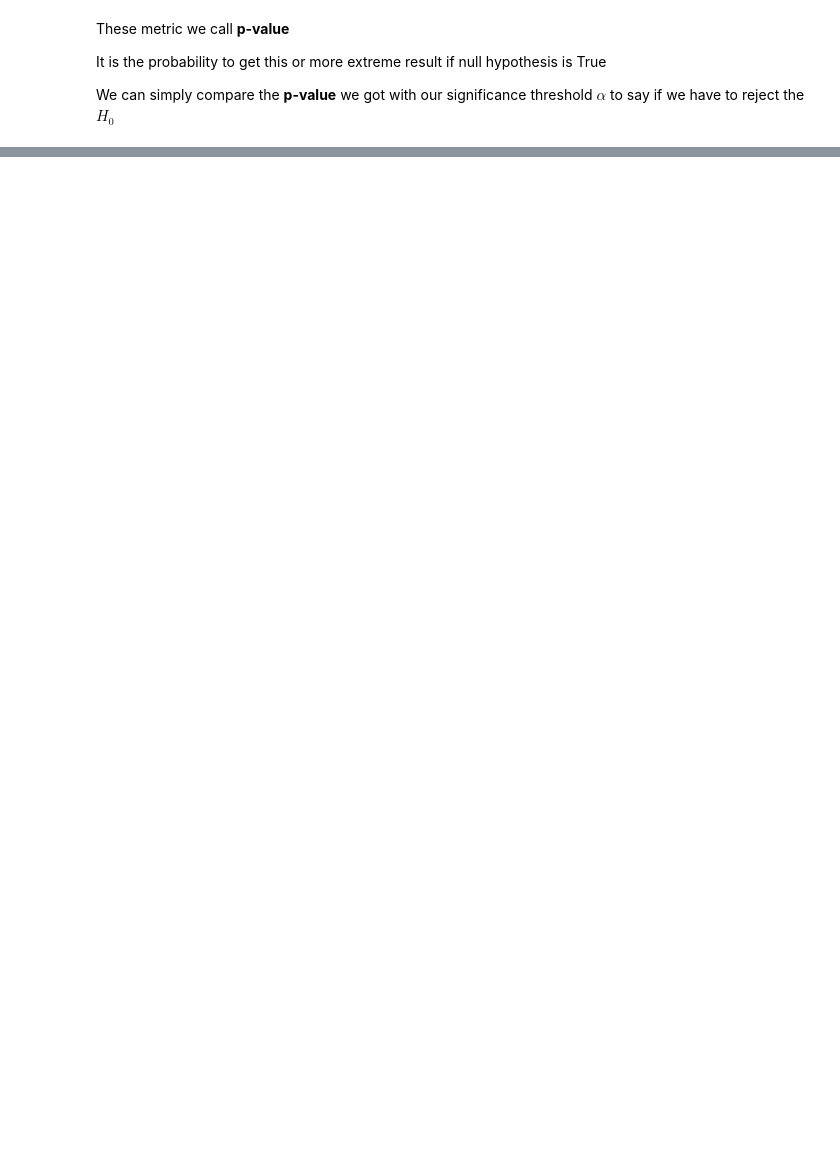
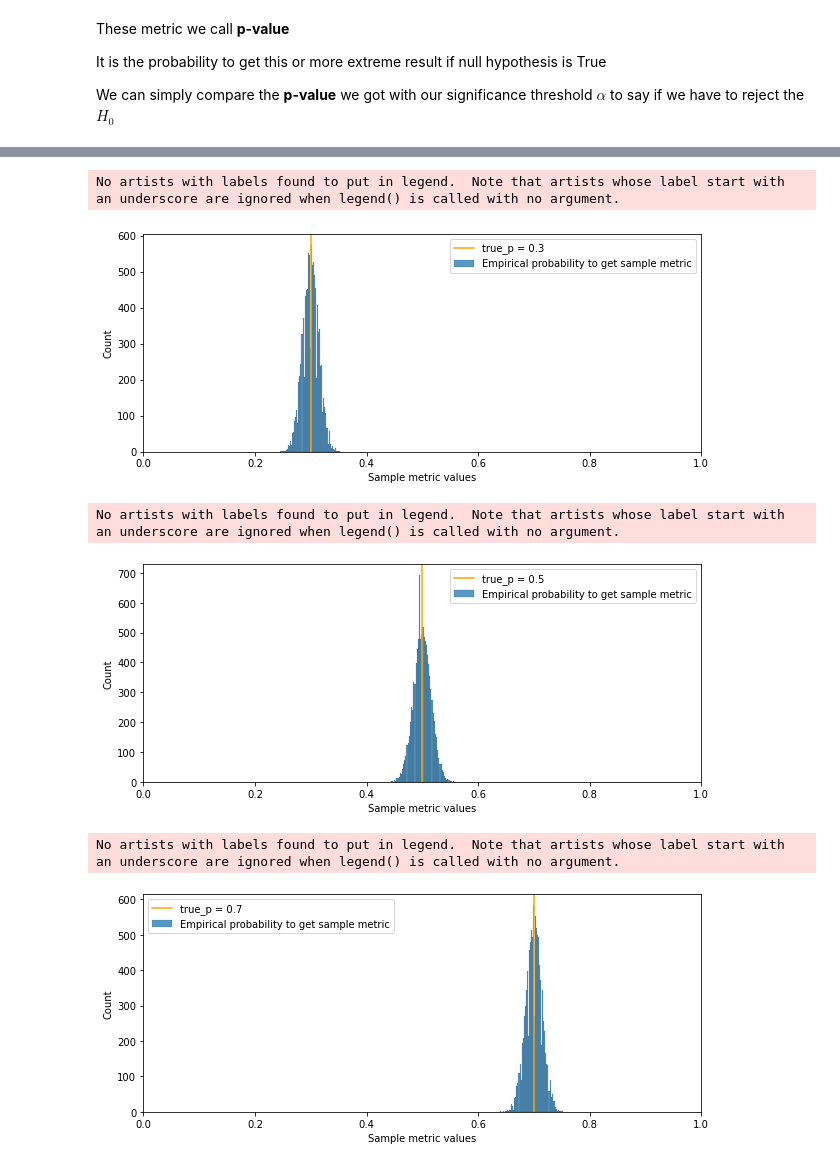
Before and after one commit to nefomichev/experiment-lab, a Jupyter notebook: ipynb/1_statistical_tests/statistical_significance.ipynb, the cells around one changed output, grey strips where cells are left out. Cells and saved outputs as stored; diff of their text form; code cells hidden in the pictures; blank space fills up the shorter version.

Commit message:
h0 distribution factors

```diff
--- a/ipynb/1_statistical_tests/statistical_significance.ipynb
+++ b/ipynb/1_statistical_tests/statistical_significance.ipynb
@@ -286,0 +341,37 @@ Then we calculate p-value on the result we got. If p-value is equal or less then
+# %%
+# MC to get H0 distribution
+
+sample_size = 1000
+mc_iters = int(1e4) #10k iterations
+
+
+# Iter through different H0 metric value
+for true_p in (0.3, 0.5, 0.7):
+
+    samples = sps.binom(p=true_p, n=sample_size).rvs(mc_iters)
+    samples_metrics = samples / sample_size
+    df = pd.DataFrame(samples_metrics, columns=["samples_metrics"])
+
+    plt.figure(figsize=(10, 4))
+    plt.legend(fontsize=15)
+    plt.xlim(0, 1)
+
+    sns.histplot(df,
+                 x="samples_metrics",
+                 palette="tab10",
+                 label= 'Empirical probability to get sample metric')
+
+    plt.axvline(x=true_p,
+                c='orange',
+                label=f"true_p = {round(true_p,1)}")
+    plt.xlabel('Sample metric values')
+
+    plt.legend()
+    plt.show()
+# %% [output]
+No artists with labels found to put in legend.  Note that artists whose label start with an underscore are ignored when legend() is called with no argument.
+[figure, added]
+No artists with labels found to put in legend.  Note that artists whose label start with an underscore are ignored when legend() is called with no argument.
+[figure, added]
+No artists with labels found to put in legend.  Note that artists whose label start with an underscore are ignored when legend() is called with no argument.
+[figure, added]
```
Also changed, not shown: parts of 23 cells of this notebook.
